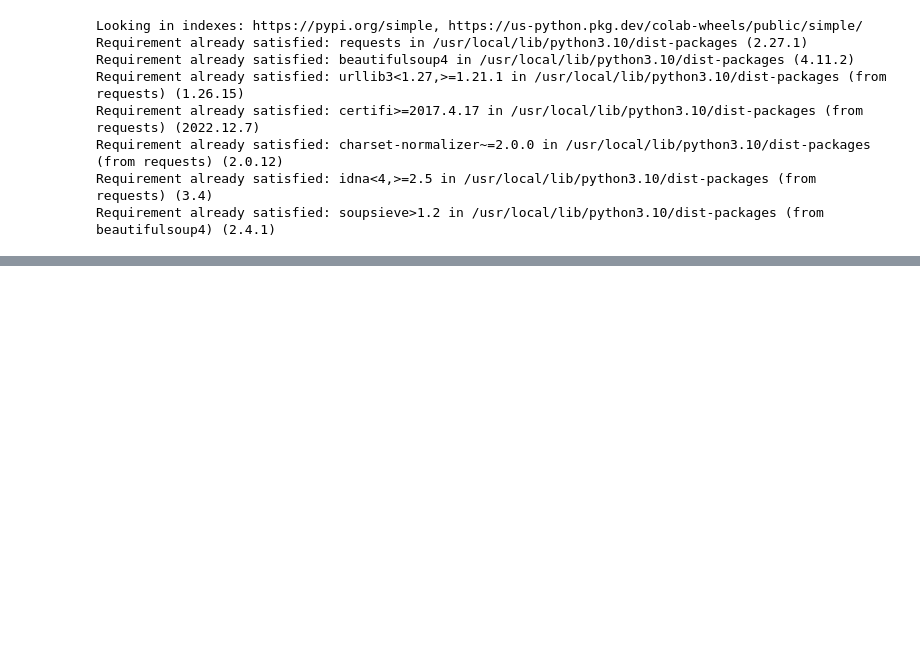
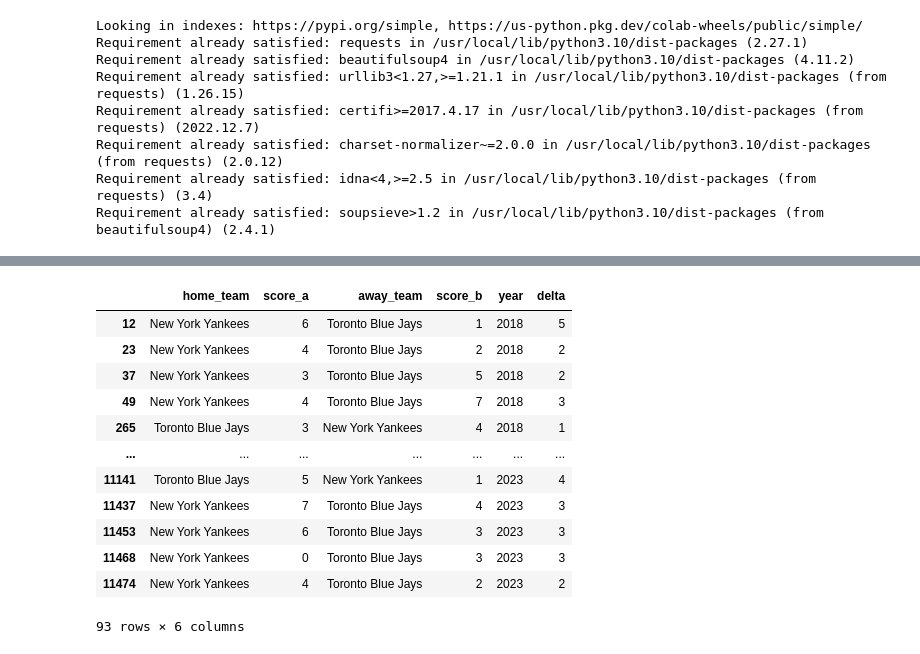
Before and after one commit to anakingui/portfolio, a Jupyter notebook: mlb_scores.ipynb, the cells around one changed output, grey strips where cells are left out. Cells and saved outputs as stored; diff of their text form; code cells hidden in the pictures; blank space fills up the shorter version.

```diff
--- a/mlb_scores.ipynb
+++ b/mlb_scores.ipynb
@@ -88,0 +141,16 @@ for j in range(2018,2024):
+# %%
+Yankeevazulejo
+# %% [output]
+|  | home_team | score_a | away_team | score_b | year | delta |
+| 12 | New York Yankees | 6 | Toronto Blue Jays | 1 | 2018 | 5 |
+| 23 | New York Yankees | 4 | Toronto Blue Jays | 2 | 2018 | 2 |
+| 37 | New York Yankees | 3 | Toronto Blue Jays | 5 | 2018 | 2 |
+| 49 | New York Yankees | 4 | Toronto Blue Jays | 7 | 2018 | 3 |
+| 265 | Toronto Blue Jays | 3 | New York Yankees | 4 | 2018 | 1 |
+| ... | ... | ... | ... | ... | ... | ... |
+| 11141 | Toronto Blue Jays | 5 | New York Yankees | 1 | 2023 | 4 |
+| 11437 | New York Yankees | 7 | Toronto Blue Jays | 4 | 2023 | 3 |
+| 11453 | New York Yankees | 6 | Toronto Blue Jays | 3 | 2023 | 3 |
+| 11468 | New York Yankees | 0 | Toronto Blue Jays | 3 | 2023 | 3 |
+| 11474 | New York Yankees | 4 | Toronto Blue Jays | 2 | 2023 | 2 |
+93 rows × 6 columns
```
Also changed, not shown: parts of 15 cells of this notebook.
